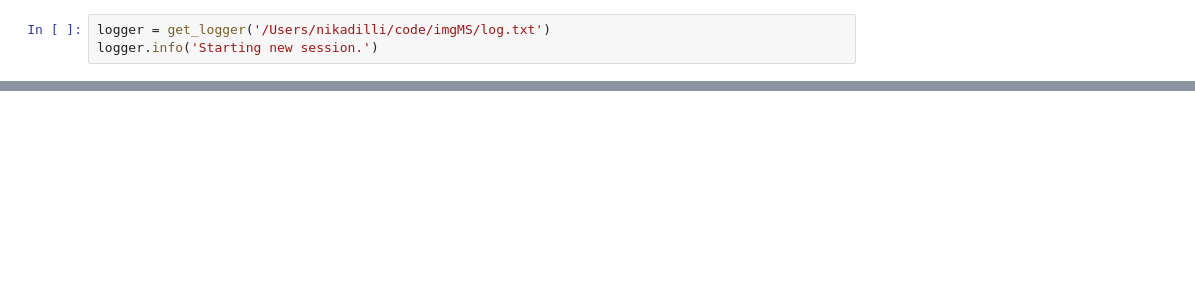
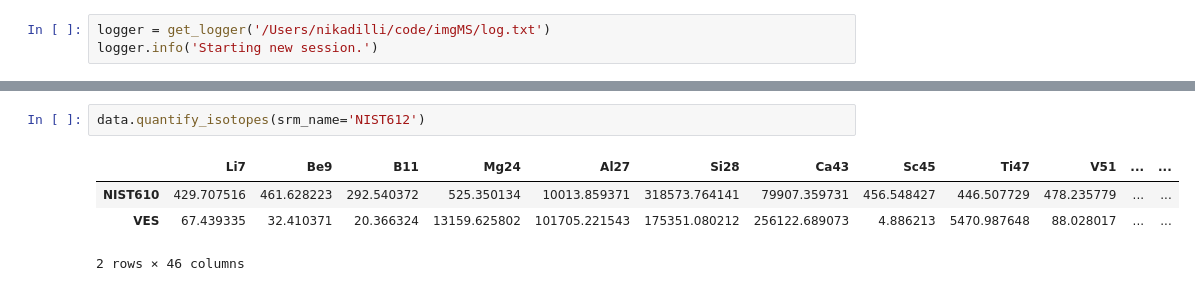
Before and after one commit to nikadilli/imgMS, a Jupyter notebook: imgMS/imgMS_example.ipynb, the cells around one changed output, grey strips where cells are left out. Saved outputs shown, nothing was run; the diff lists cells and outputs as text; blank space fills up the shorter version.

```diff
--- a/imgMS/imgMS_example.ipynb
+++ b/imgMS/imgMS_example.ipynb
@@ -196,0 +68,7 @@ d.corrected_IS['Al27']
+# %%
+data.quantify_isotopes(srm_name='NIST612')
+# %% [output]
+|  | Li7 | Be9 | B11 | Mg24 | Al27 | Si28 | Ca43 | Sc45 | Ti47 | V51 | ... | ... |
+| NIST610 | 429.707516 | 461.628223 | 292.540372 | 525.350134 | 10013.859371 | 318573.764141 | 79907.359731 | 456.548427 | 446.507729 | 478.235779 | ... | ... |
+| VES | 67.439335 | 32.410371 | 20.366324 | 13159.625802 | 101705.221543 | 175351.080212 | 256122.689073 | 4.886213 | 5470.987648 | 88.028017 | ... | ... |
+2 rows × 46 columns
```
Also changed, not shown: parts of 48 cells of this notebook, 9 other files.
